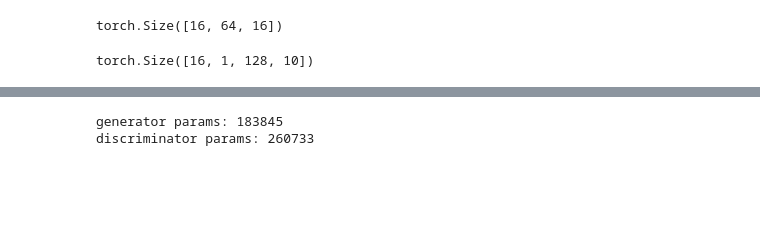
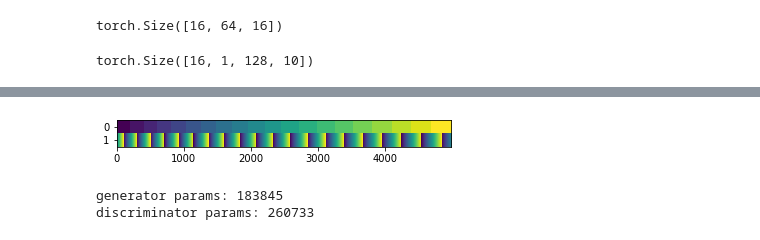
Before and after one commit to mdubouch/noise-gan, a Jupyter notebook: noise_info.ipynb, the cells around one changed output, grey strips where cells are left out. Saved outputs shown, nothing was run; the diff lists cells and outputs as text; code cells hidden in the pictures; blank space fills up the shorter version.

```diff
--- a/noise_info.ipynb
+++ b/noise_info.ipynb
@@ -536,7 +538,7 @@ class Gen256Ups(nn.Module):
 
         self.conv4 = ConvTransposeEQ(k*2, k, 7, 1, 3, groups=1)
         #self.conv4_2 = ConvTransposeEQ(k, k, 5, 1, 2, groups=1)
-        self.to_feature = ConvTransposeEQ(k, n_features - 1 + embed_dims, 1, 1, 0, groups=1)
+        self.to_feature = ConvTransposeEQ(k, n_features-1+embed_dims, 1, 1, 0, groups=1)
 
         self.out = nn.Tanh()
 
@@ -590,6 +592,10 @@ class Disc256Ups(nn.Module):
         #self.embed.weight.data = torch.randn_like(self.embed.weight)
 
 
+        self.wires = torch.arange(0, 4986, dtype=torch.long, device='cuda')
+        self.embeds = self.embed(self.wires)
+
+
         #self.mb_stddev = MBStdDev() # Adds a feature map -> (B, C + 1, L)
 
         self.from_feature = ConvEQ(n_features - 1 + embed_dims, k, 1, 1, 0, groups=1)
@@ -615,8 +621,8 @@ class Disc256Ups(nn.Module):
     def forward(self, x_, do_embed): # x shape is (batch, features, seq_len)
         stage = x_.shape[2]
 
+
         x = x_
-
 
         # If real data, we need to perform the embedding first
         if (do_embed == True):
@@ -639,7 +645,7 @@ class Disc256Ups(nn.Module):
 
 
     def do_embed(self, x):
-        aslong = x[:,-1].long()
+        aslong = torch.round((x[:,-1] + 1.) / 2 * 4986).long()
         wire_embed = self.embed(aslong)
         ret = torch.cat((x[:,:-1], wire_embed.permute(0, 2, 1)), dim=1)
         return ret
@@ -650,24 +656,31 @@ class Disc256Ups(nn.Module):
     def reverse_embed(self, tensor):
         if (tensor.shape[1] != n_features - 1 + embed_dims):
             return None
-        wires = torch.from_numpy(np.arange(0, 4986)).long().cuda()
 
-        embeds = self.embed(wires)
 
-        #print('embeds', embeds.shape, embeds, 'tensor', tensor.shape)
-        embeds_norm = torch.norm(embeds, dim=1, keepdim=True)
-        tensor_norm = torch.norm(tensor[:,3:], dim=1, keepdim=True)
-        #print('embeds norm', embeds_norm.shape, 'tensor norm', (tensor[:,3:] / tensor_norm).shape)
+        #print('embeds', self.embeds.shape, self.embeds, 'tensor', tensor.shape, tensor)
+        pos = tensor[:,3:]
+        #print(pos.shape)
+        # tensor_norm = torch.norm(pos, dim=1, keepdim=True)
+        #print('embeds norm', self.embeds_norm.shape, 'tensor norm', (tensor[:,3:] / tensor_norm))
+        #print('normalised: embed', self.embeds / self.embeds_norm)
+        #print('normalised: pos', (pos / tensor_norm).permute(1, 0, 2))
         # Contract embedding dimension -> (4896, seq_len) similarity tensor
-        dot = torch.tensordot(embeds / embeds_norm, (tensor[:,3:] / tensor_norm).permute(1, 0, 2), dims=1)
-        #print('dot', dot.shape, dot)
+        # dot = torch.tensordot(self.embeds / self.embeds_norm, (pos / tensor_norm).permute(1, 0, 2), dims=1)
+        # print('dot', dot.shape, dot[:5,:,:5])
         # Take argmax of similarity tensor to obtain nearest neighbor wire
-        closest = torch.argmax(dot, dim=0)
-        #print('closest', closest.shape, closest)
+        # closest = torch.argmax(dot, dim=0)
+        # print('closest', closest.shape, closest[:5,:5])
+        #print(pos.permute(0, 2, 1).shape, self.embeds.unsqueeze(dim=0).shape)
+        dist = torch.cdist(pos.permute(0, 2, 1), self.embeds.unsqueeze(dim=0), p=2)
+
+        #print(dist.shape)
+
+        closest = torch.argmin(dist, dim=2)
 
 
         #print(closest.shape, tensor[:,:3].shape)
-        return torch.cat((tensor[:,:3], closest.unsqueeze(dim=1)), dim=1)
+        return torch.cat((tensor[:,:3], (closest / 4986. * 2 - 1).unsqueeze(dim=1)), dim=1)
 
 
 
@@ -687,6 +692,10 @@ plt.hist(disc.reverse_embed(_tens)[:,3].flatten().detach().cpu(), bins=50);
 def plot_embed(disc):
     weights = disc.get_embed().weight.detach().cpu().numpy()
     plt.imshow(weights.T, aspect=200, interpolation='none')
+# %%
+plot_embed(disc)
+# %% [output]
+[figure, added]
 # %%
 def get_n_params(model):
     return sum(p.reshape(-1).shape[0] for p in model.parameters())
```
Also changed, not shown: parts of 21 cells of this notebook.
